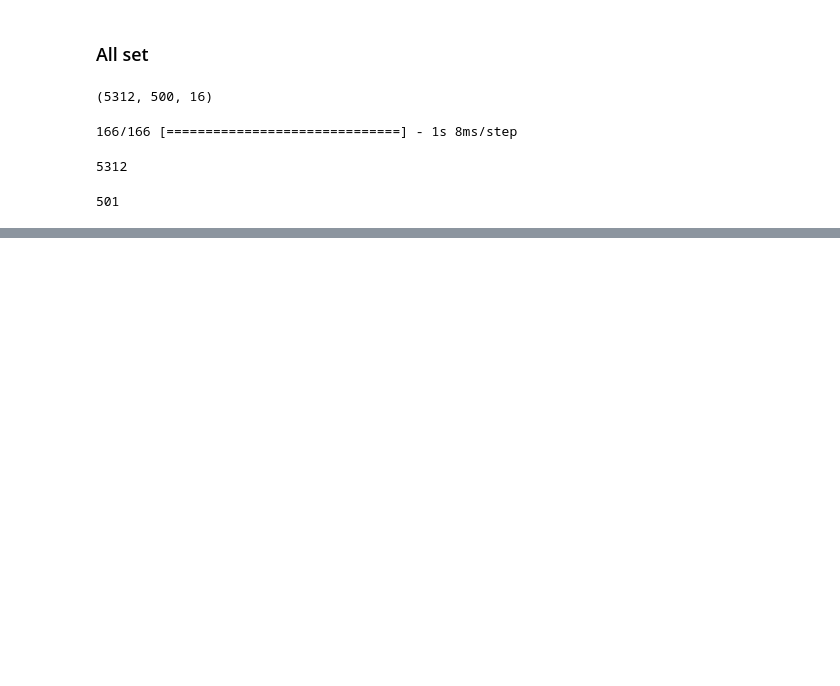
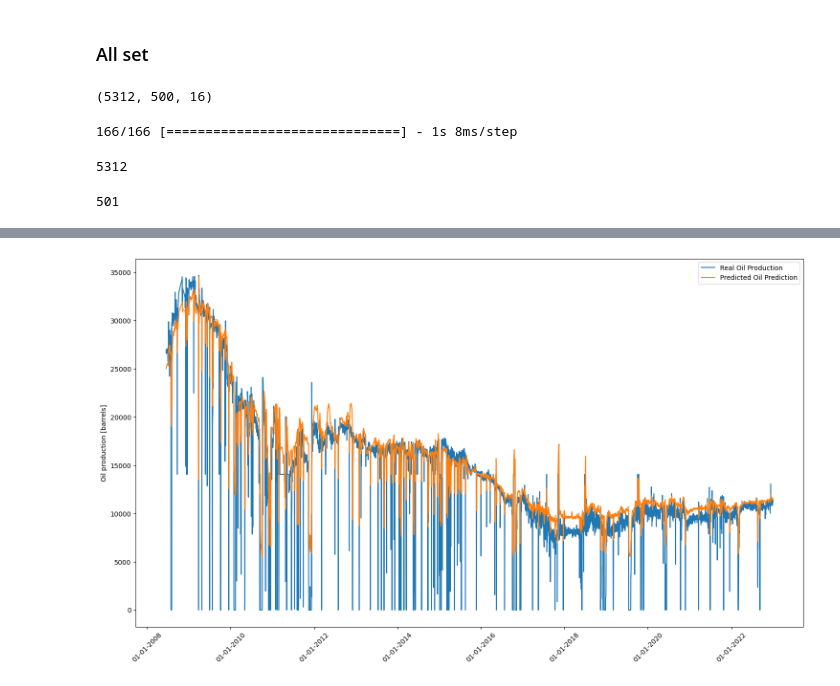
Before and after one commit to mattwagon/oil_production_prediction, a Jupyter notebook: notebooks/eduardo - rnn-model.ipynb, the cells around one changed output, grey strips where cells are left out. Drawn from its saved outputs; the diff is of its cells as text; code cells hidden in the pictures; blank space fills up the shorter version.

```diff
--- a/notebooks/eduardo - rnn-model.ipynb
+++ b/notebooks/eduardo - rnn-model.ipynb
@@ -1991,0 +2113,18 @@ plt.show()
+# %%
+fig, ax = plt.subplots(figsize=(18,10))
+ax.plot(df_date, df_all, label='Real Oil Production')
+ax.plot(df_date, y_pred_all_unscaled, label='Predicted Oil Prediction')
+
+# Set the x-axis label, format the dates, and rotate the labels
+
+ax.xaxis.set_major_formatter(mdates.DateFormatter('%d-%m-%Y'))
+plt.xticks(rotation=45)
+
+# Set the y-axis label and legend
+ax.set_ylabel('Oil production [barrels]')
+ax.legend()
+
+# Show the plot
+plt.show()
+# %% [output]
+[figure, added]
```
Also changed, not shown: parts of 42 cells of this notebook.
